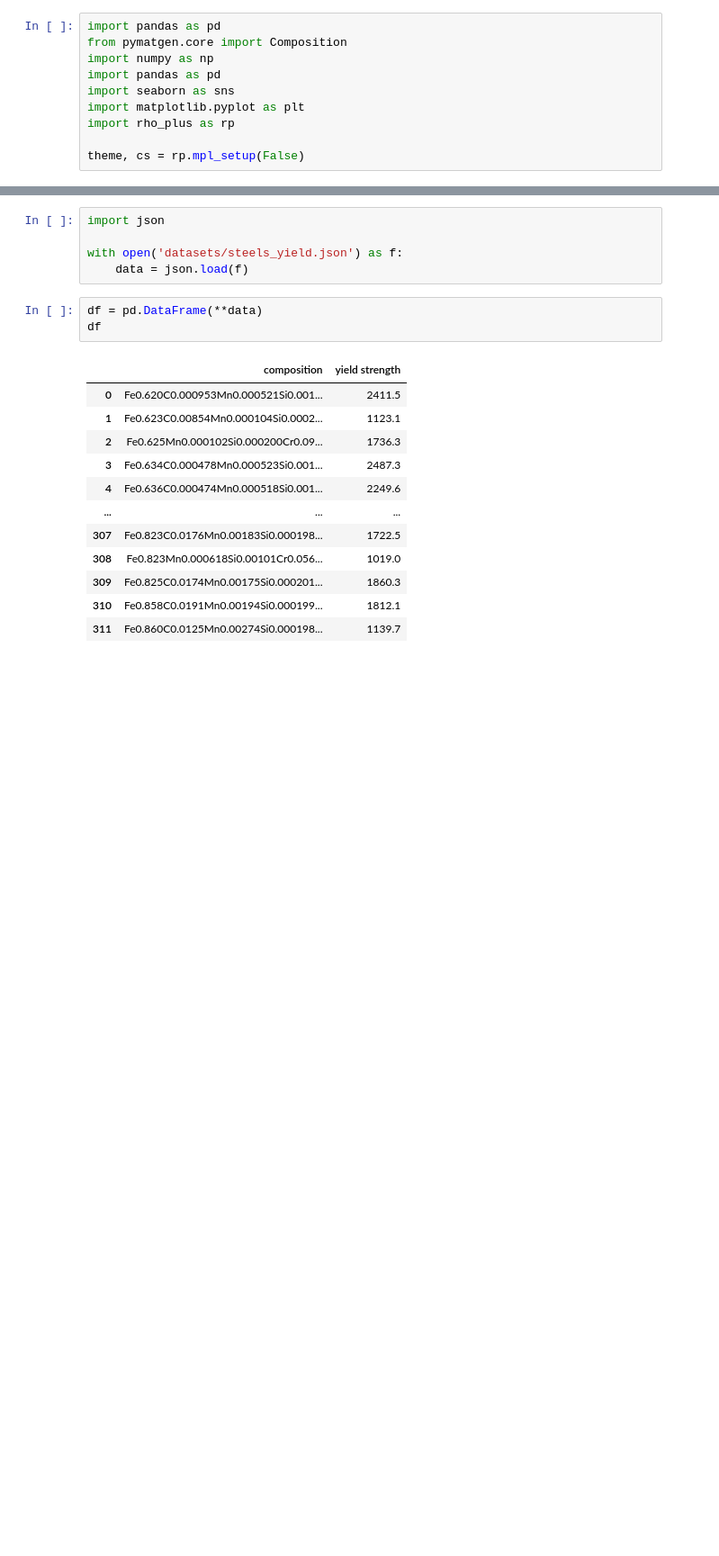
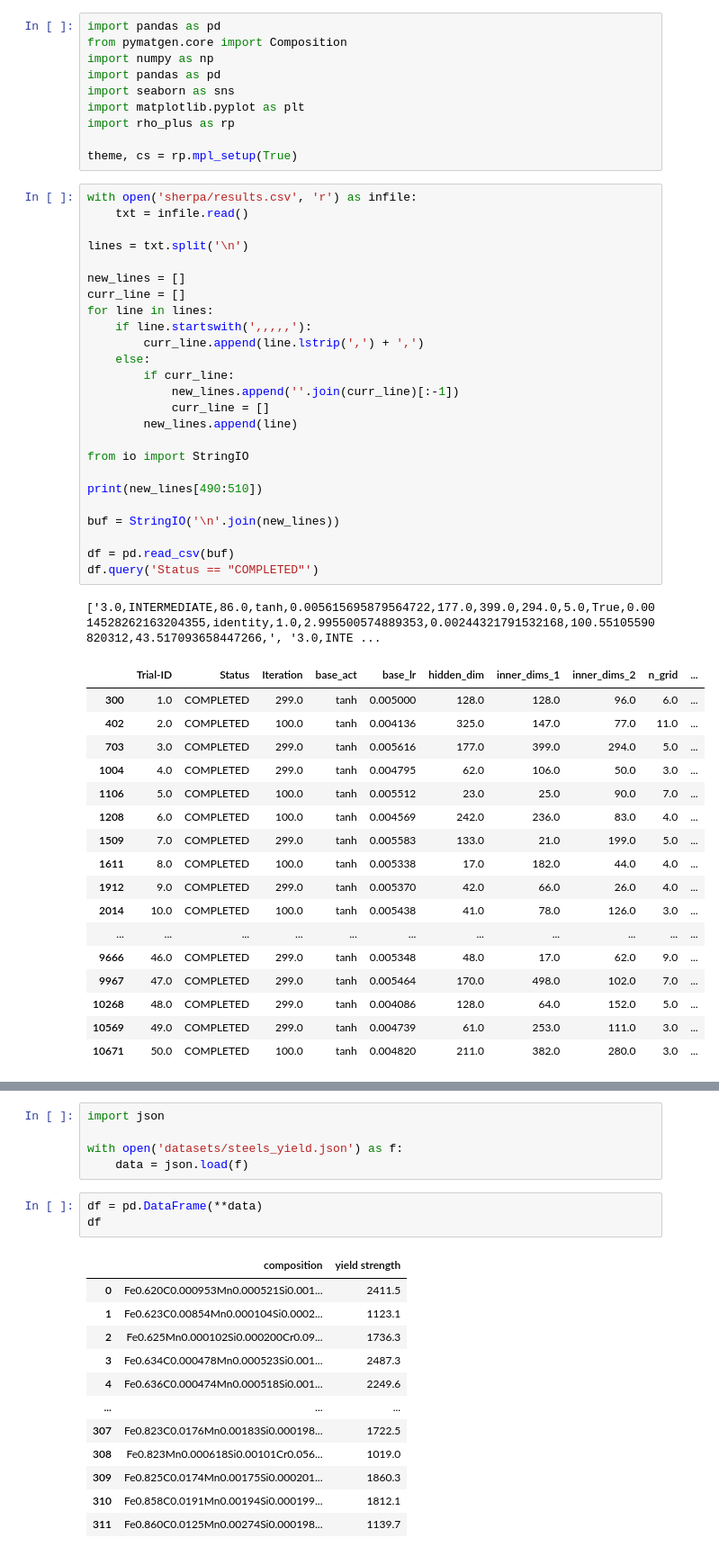
Before and after one commit to nicholas-miklaucic/jax-kan, a Jupyter notebook: kan.ipynb, the cells around one changed output, grey strips where cells are left out. Shown: that part at 90% size. Drawn from its saved outputs; the diff is of its cells as text; blank space fills up the shorter version.

```diff
--- a/kan.ipynb
+++ b/kan.ipynb
@@ -7,4 +7,48 @@ import seaborn as sns
 import matplotlib.pyplot as plt
 import rho_plus as rp
 
-theme, cs = rp.mpl_setup(False)
+theme, cs = rp.mpl_setup(True)
+# %%
+with open('sherpa/results.csv', 'r') as infile:
+    txt = infile.read()
+
+lines = txt.split('\n')
+
+new_lines = []
+curr_line = []
+for line in lines:
+    if line.startswith(',,,,,'):
+        curr_line.append(line.lstrip(',') + ',')
+    else:
+        if curr_line:
+            new_lines.append(''.join(curr_line)[:-1])
+            curr_line = []
+        new_lines.append(line)
+
+from io import StringIO
+
+print(new_lines[490:510])
+
+buf = StringIO('\n'.join(new_lines))
+
+df = pd.read_csv(buf)
+df.query('Status == "COMPLETED"')
+# %% [output]
+['3.0,INTERMEDIATE,86.0,tanh,0.005615695879564722,177.0,399.0,294.0,5.0,True,0.0014528262163204355,identity,1.0,2.995500574889353,0.00244321791532168,100.55105590820312,43.517093658447266,', '3.0,INTE ...
+|  | Trial-ID | Status | Iteration | base_act | base_lr | hidden_dim | inner_dims_1 | inner_dims_2 | n_grid | ... |
+| 300 | 1.0 | COMPLETED | 299.0 | tanh | 0.005000 | 128.0 | 128.0 | 96.0 | 6.0 | ... |
+| 402 | 2.0 | COMPLETED | 100.0 | tanh | 0.004136 | 325.0 | 147.0 | 77.0 | 11.0 | ... |
+| 703 | 3.0 | COMPLETED | 299.0 | tanh | 0.005616 | 177.0 | 399.0 | 294.0 | 5.0 | ... |
+| 1004 | 4.0 | COMPLETED | 299.0 | tanh | 0.004795 | 62.0 | 106.0 | 50.0 | 3.0 | ... |
+| 1106 | 5.0 | COMPLETED | 100.0 | tanh | 0.005512 | 23.0 | 25.0 | 90.0 | 7.0 | ... |
+| 1208 | 6.0 | COMPLETED | 100.0 | tanh | 0.004569 | 242.0 | 236.0 | 83.0 | 4.0 | ... |
+| 1509 | 7.0 | COMPLETED | 299.0 | tanh | 0.005583 | 133.0 | 21.0 | 199.0 | 5.0 | ... |
+| 1611 | 8.0 | COMPLETED | 100.0 | tanh | 0.005338 | 17.0 | 182.0 | 44.0 | 4.0 | ... |
+| 1912 | 9.0 | COMPLETED | 299.0 | tanh | 0.005370 | 42.0 | 66.0 | 26.0 | 4.0 | ... |
+| 2014 | 10.0 | COMPLETED | 100.0 | tanh | 0.005438 | 41.0 | 78.0 | 126.0 | 3.0 | ... |
+| ... | ... | ... | ... | ... | ... | ... | ... | ... | ... | ... |
+| 9666 | 46.0 | COMPLETED | 299.0 | tanh | 0.005348 | 48.0 | 17.0 | 62.0 | 9.0 | ... |
+| 9967 | 47.0 | COMPLETED | 299.0 | tanh | 0.005464 | 170.0 | 498.0 | 102.0 | 7.0 | ... |
+| 10268 | 48.0 | COMPLETED | 299.0 | tanh | 0.004086 | 128.0 | 64.0 | 152.0 | 5.0 | ... |
+| 10569 | 49.0 | COMPLETED | 299.0 | tanh | 0.004739 | 61.0 | 253.0 | 111.0 | 3.0 | ... |
+| 10671 | 50.0 | COMPLETED | 100.0 | tanh | 0.004820 | 211.0 | 382.0 | 280.0 | 3.0 | ... |
```
Also changed, not shown: parts of 8 cells of this notebook, 6 other files.
